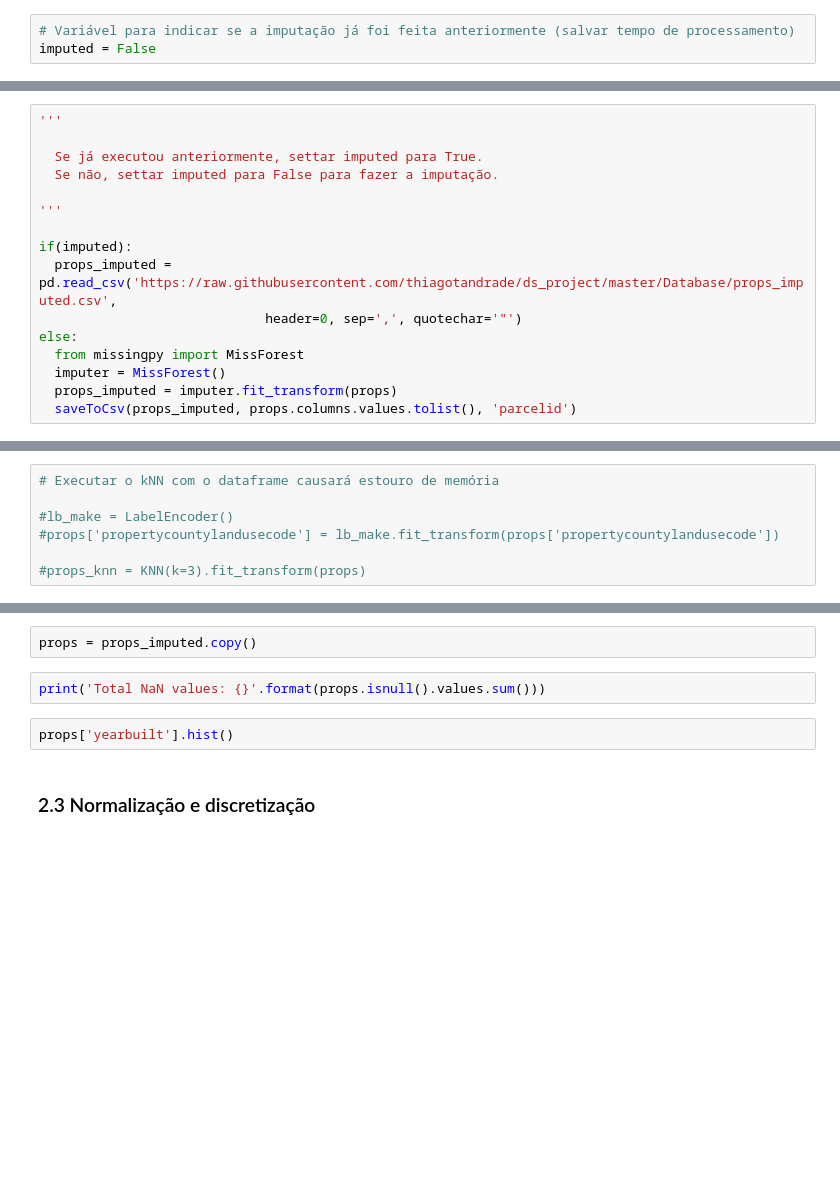
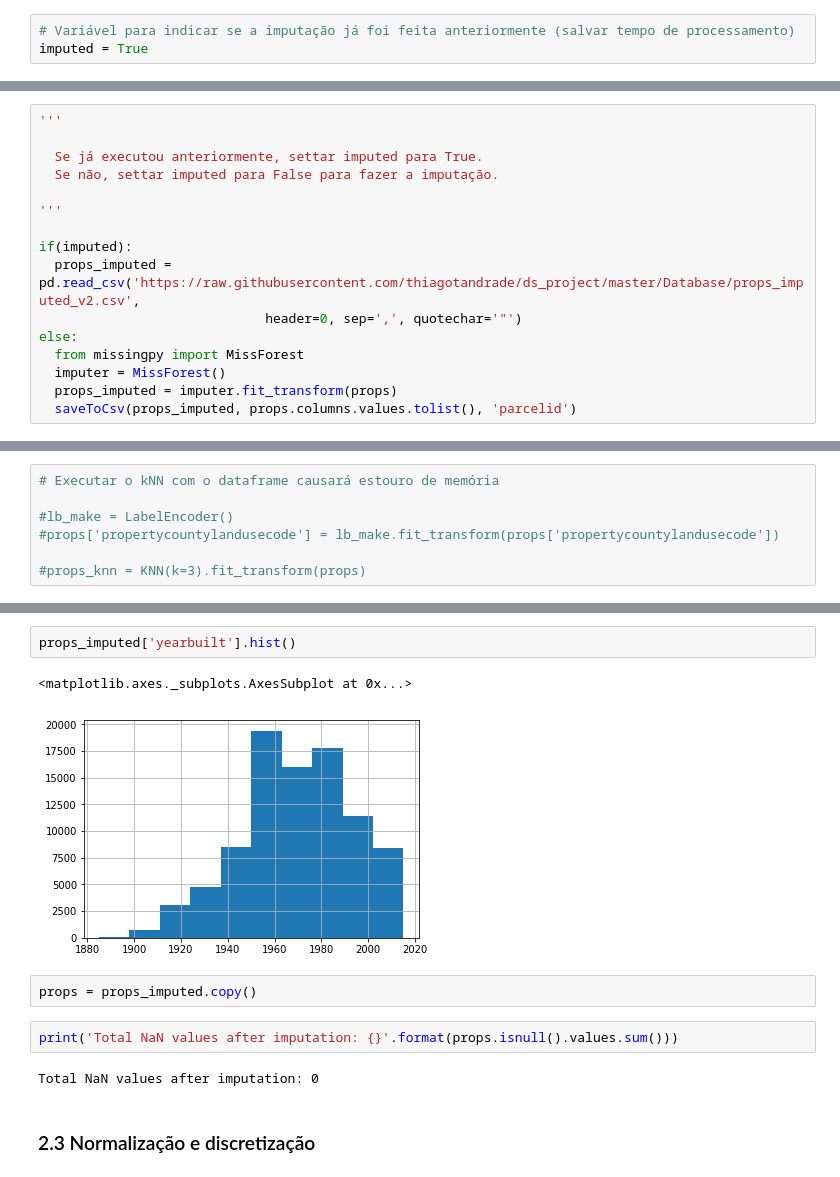
Before and after one commit to thiagotandrade/ds-project, a Jupyter notebook: DS_Project1.ipynb, the cells around one changed output, grey strips where cells are left out. Saved outputs shown, nothing was run; the diff lists cells and outputs as text; blank space fills up the shorter version.

```diff
--- a/DS_Project1.ipynb
+++ b/DS_Project1.ipynb
@@ -36,7 +36,7 @@ Requirement already satisfied: pyspark in /usr/local/lib/python3.6/dist-packages
 Requirement already satisfied: py4j==0.10.7 in /usr/local/lib/python3.6/dist-packages (from pyspark) (0.10.7)
 # %%
 # Variável para indicar se a imputação já foi feita anteriormente (salvar tempo de processamento)
-imputed = False
+imputed = True
 # %% [markdown]
 ### Lendo versão 2016 dos arquivos CSV
 # %%
@@ -293,7 +293,7 @@ def saveToCsv(df, columns, index):
 '''
 
 if(imputed):
-  props_imputed = pd.read_csv('https://raw.githubusercontent.com/thiagotandrade/ds_project/master/Database/props_imputed.csv',
+  props_imputed = pd.read_csv('https://raw.githubusercontent.com/thiagotandrade/ds_project/master/Database/props_imputed_v2.csv',
                              header=0, sep=',', quotechar='"')
 else:
   from missingpy import MissForest
@@ -321,9 +343,14 @@ props_imputed[nan_columns].describe()
+# %%
+props_imputed['yearbuilt'].hist()
+# %% [output]
+<matplotlib.axes._subplots.AxesSubplot at 0x...>
+[figure, added]
 # %%
 props = props_imputed.copy()
 # %%
-print('Total NaN values: {}'.format(props.isnull().values.sum()))
+print('Total NaN values after imputation: {}'.format(props.isnull().values.sum()))
+# %% [output]
+Total NaN values after imputation: 0
-# %%
-props['yearbuilt'].hist()
 # %% [markdown]
 ### 2.3 Normalização e discretização
 # %%
```
Also changed, not shown: parts of 26 cells of this notebook.
